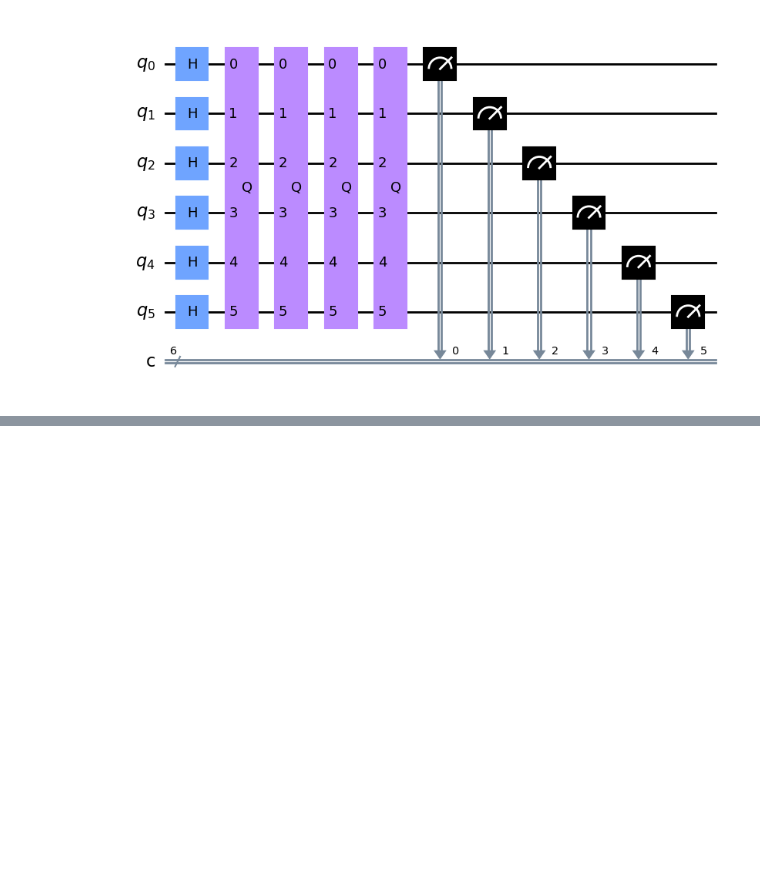
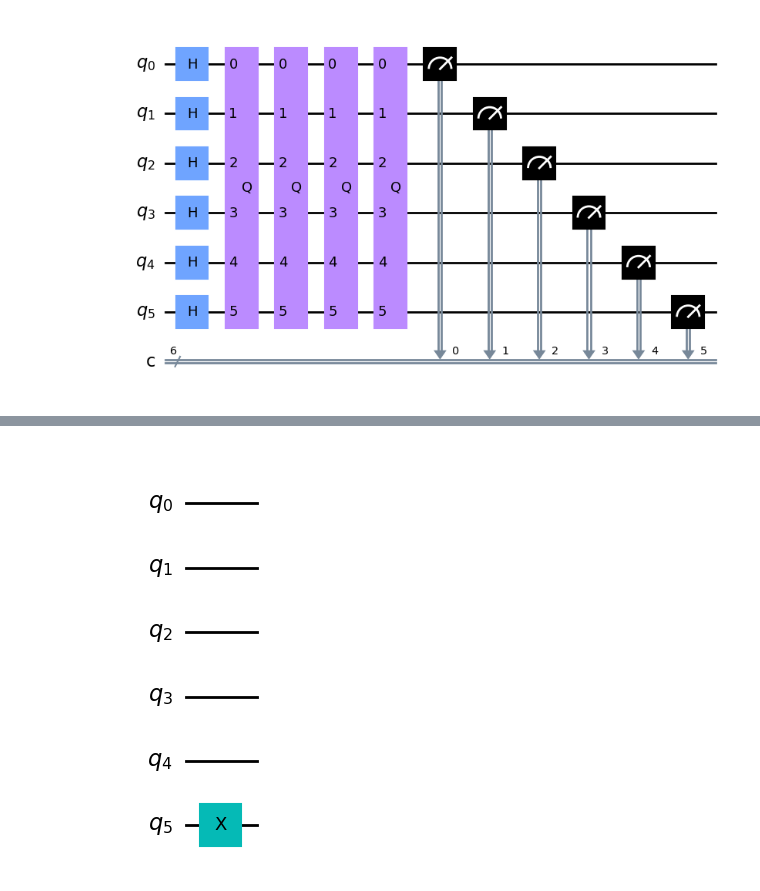
Before and after one commit to sjana01/QiskitNotebooks, a Jupyter notebook: QiskitProjects.ipynb, the cells around one changed output, grey strips where cells are left out. Saved outputs shown, nothing was run; the diff lists cells and outputs as text; code cells hidden in the pictures; blank space fills up the shorter version.

```diff
--- a/QiskitProjects.ipynb
+++ b/QiskitProjects.ipynb
@@ -170,0 +216,5 @@ plot_histogram(counts)
+# %%
+constant_oracle = build_oracle(5)
+constant_oracle.draw('mpl')
+# %% [output]
+[figure, added]
```
Also changed, not shown: parts of 9 cells of this notebook.
